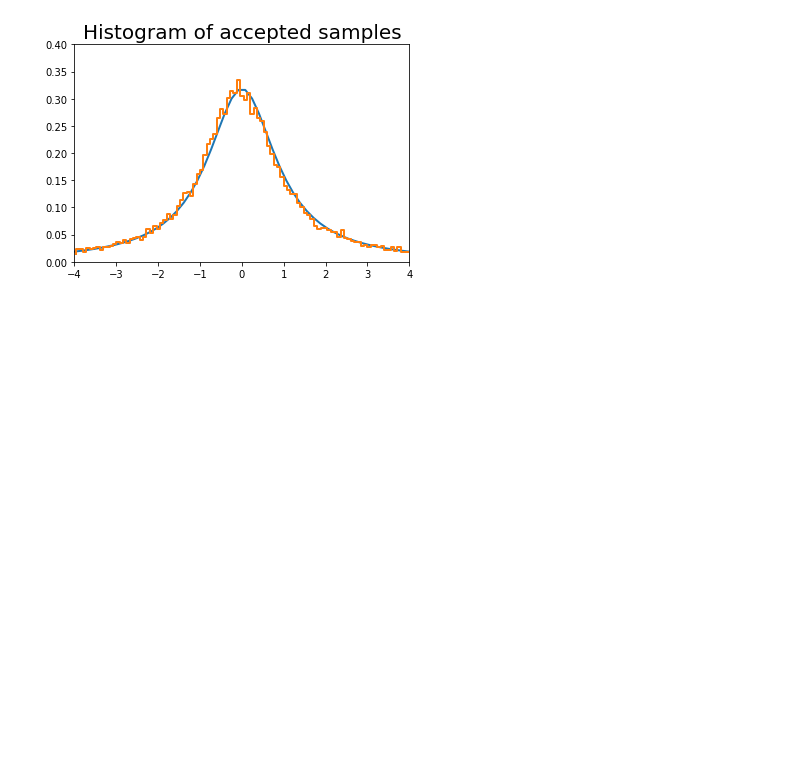
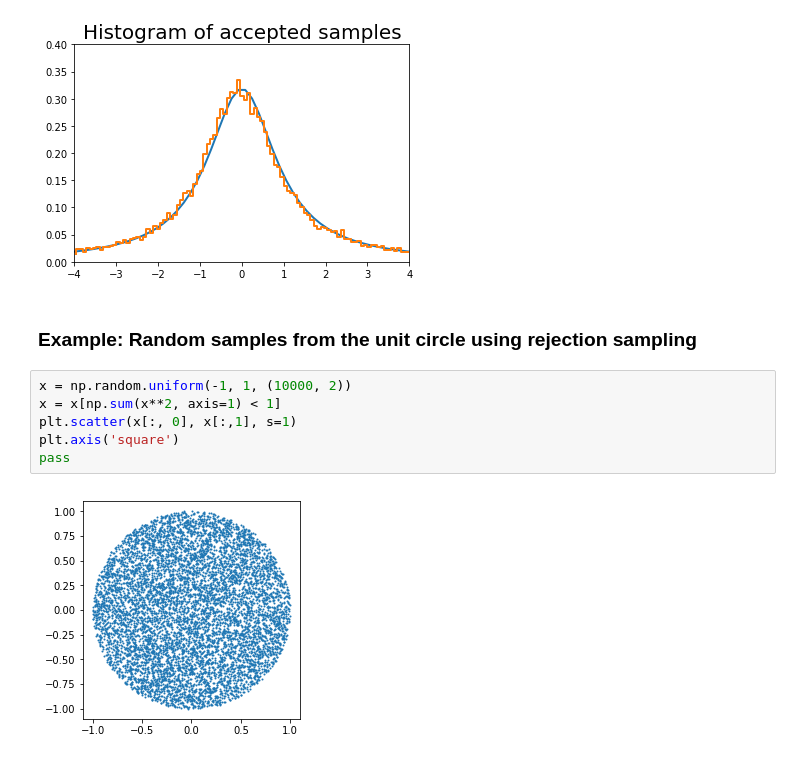
Before and after one commit to cliburn/sta-663-2018, a Jupyter notebook: notebooks/S10A_Random_Variables.ipynb, the cells around one changed output. Cells and saved outputs as stored; diff of their text form; blank space fills up the shorter version.

```diff
--- a/notebooks/S10A_Random_Variables.ipynb
+++ b/notebooks/S10A_Random_Variables.ipynb
@@ -332,3 +413,13 @@ plt.title('Histogram of accepted samples', fontsize=20)
 pass
 # %% [output]
 [figure]
+# %% [markdown]
+### Example: Random samples from the unit circle using rejection sampling
+# %%
+x = np.random.uniform(-1, 1, (10000, 2))
+x = x[np.sum(x**2, axis=1) < 1]
+plt.scatter(x[:, 0], x[:,1], s=1)
+plt.axis('square')
+pass
+# %% [output]
+[figure, added]
```
Also changed, not shown: parts of 31 cells of this notebook.
